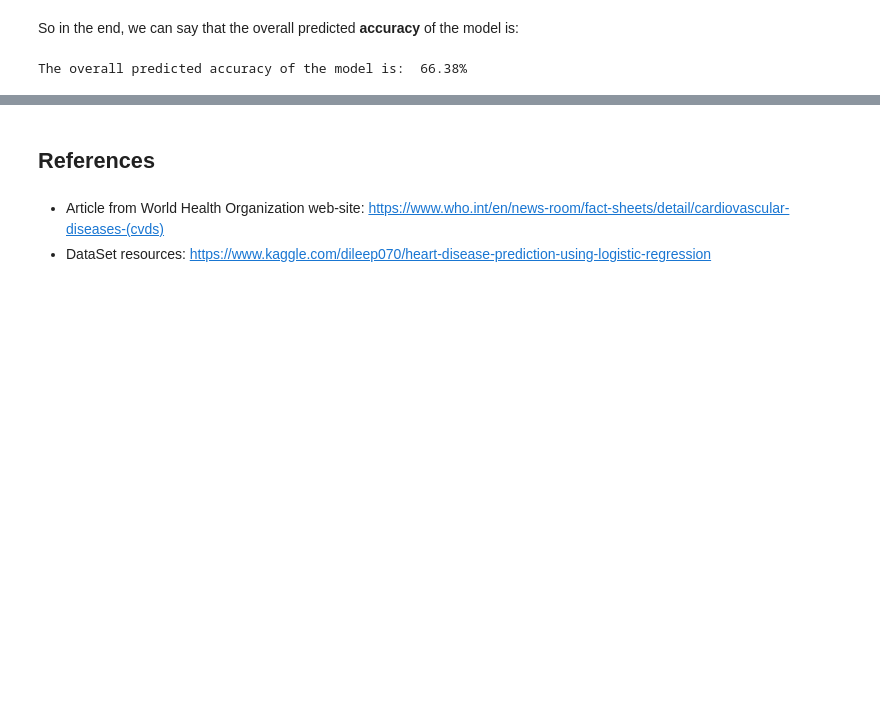
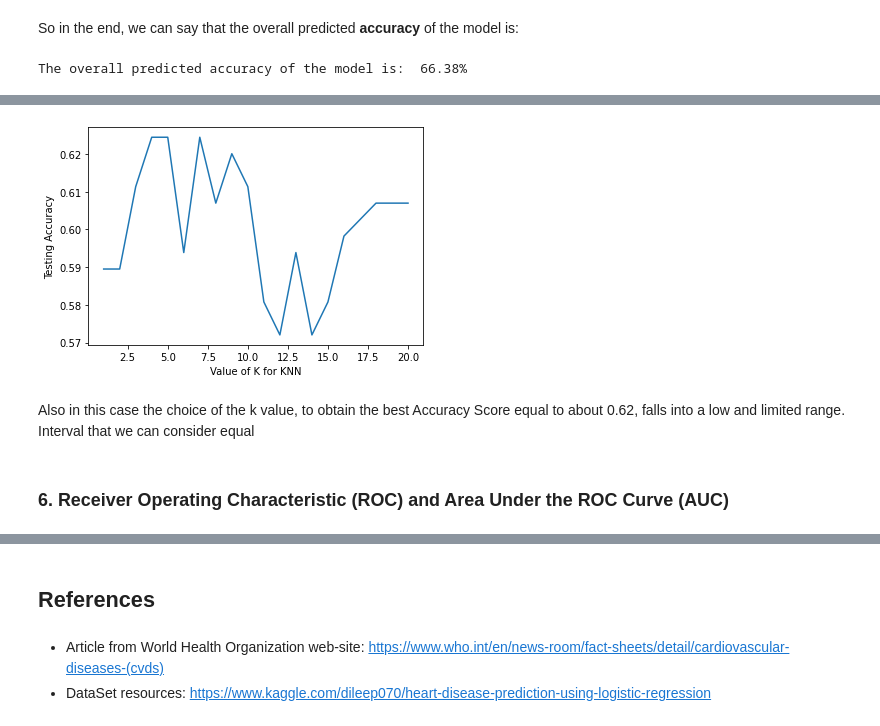
Before and after one commit to TarazGr/FDS-Final, a Jupyter notebook: REPORT.ipynb, the cells around one changed output, grey strips where cells are left out. Drawn from its saved outputs; the diff is of its cells as text; code cells hidden in the pictures; blank space fills up the shorter version.

```diff
--- a/REPORT.ipynb
+++ b/REPORT.ipynb
@@ -361,0 +502,22 @@ The overall predicted accuracy of the model is:  66.38%
+# %%
+k_range = range(1, 21)
+
+accuracy_value = []
+
+for k in k_range:
+    knn = KNeighborsClassifier(n_neighbors=k)
+    knn.fit(X_train, target_train)
+    y_pred = knn.predict(X_test)
+    accuracy_value.append(metric.accuracy_score(target_test, y_pred))
+# %%
+import matplotlib.pyplot as plt
+plt.plot(k_range, accuracy_value)
+plt.xlabel('Value of K for KNN')
+plt.ylabel('Testing Accuracy')
+plt.show()
+# %% [output]
+[figure, added]
+# %% [markdown]
+Also in this case the choice of the k value, to obtain the best Accuracy Score equal to about 0.62, falls into a low and limited range. Interval that we can consider equal
+# %% [markdown]
+### 6. Receiver Operating Characteristic (ROC) and Area Under the ROC Curve (AUC)
```
Also changed, not shown: parts of 109 cells of this notebook.
